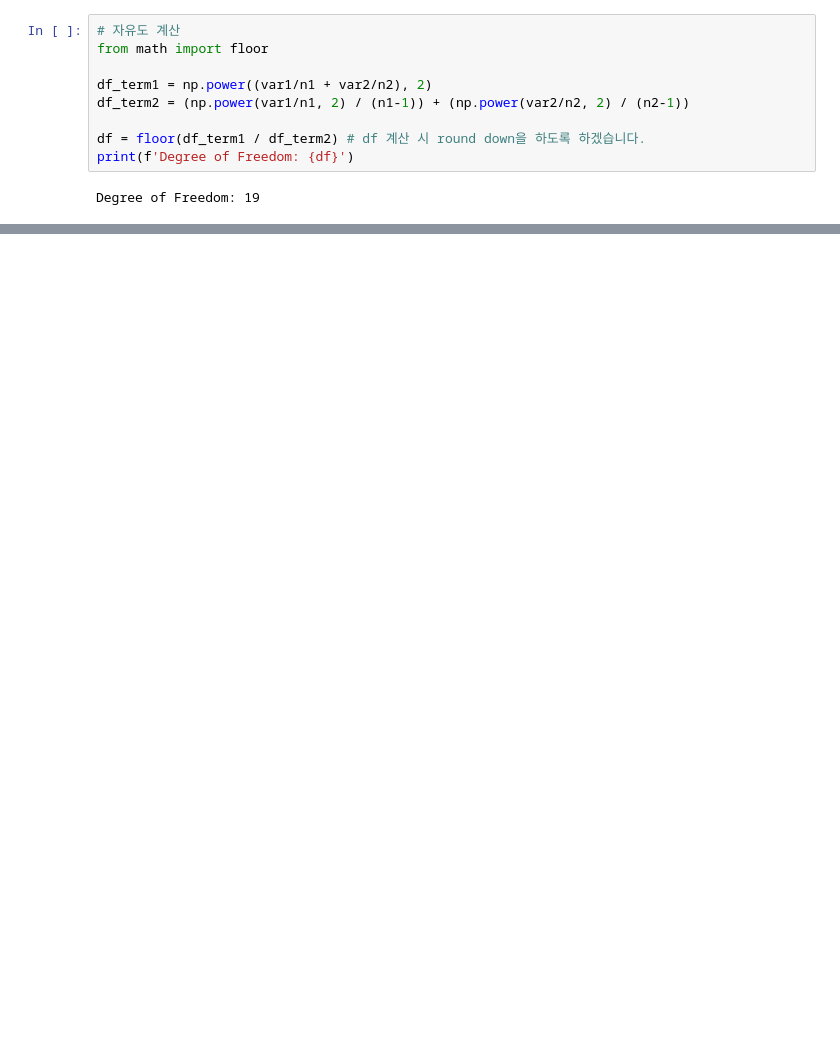
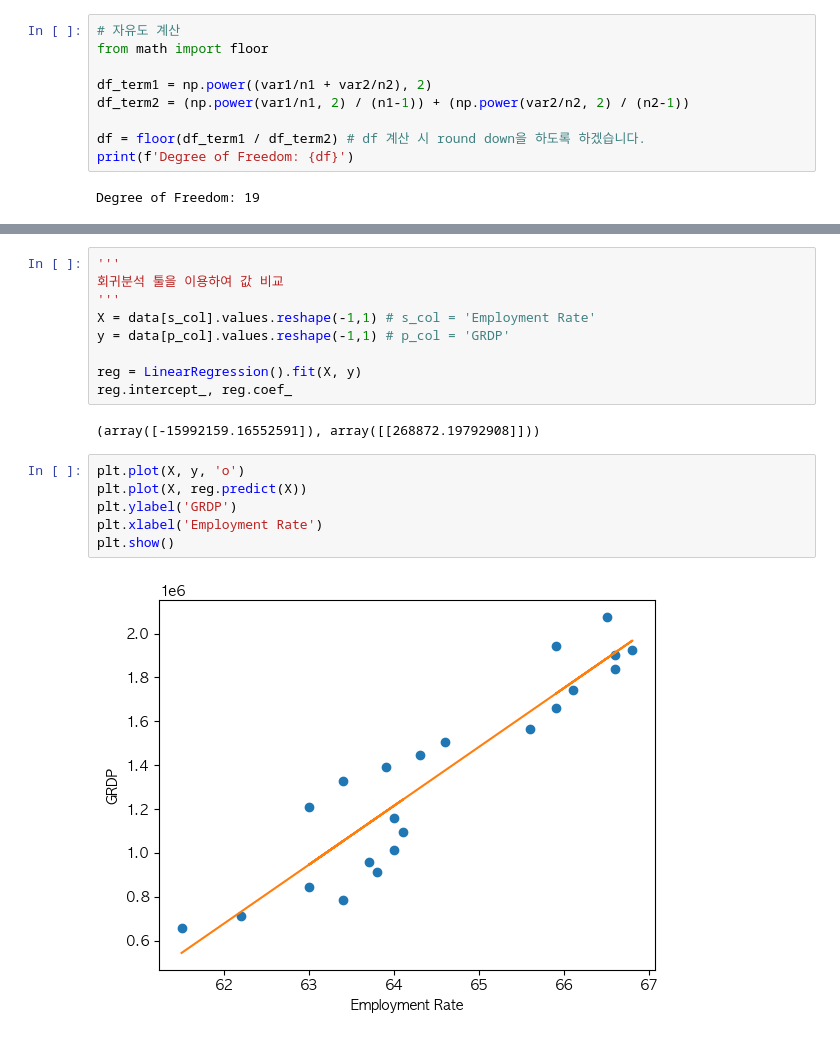
Before and after one commit to hhjj0506/Stat_Project_2023, a Jupyter notebook: project.ipynb, the cells around one changed output, grey strips where cells are left out. Saved outputs shown, nothing was run; the diff lists cells and outputs as text; blank space fills up the shorter version.

```diff
--- a/project.ipynb
+++ b/project.ipynb
@@ -243,0 +269,19 @@ Notes:
+# %%
+'''
+회귀분석 툴을 이용하여 값 비교
+'''
+X = data[s_col].values.reshape(-1,1) # s_col = 'Employment Rate'
+y = data[p_col].values.reshape(-1,1) # p_col = 'GRDP'
+
+reg = LinearRegression().fit(X, y)
+reg.intercept_, reg.coef_
+# %% [output]
+(array([-15992159.16552591]), array([[268872.19792908]]))
+# %%
+plt.plot(X, y, 'o')
+plt.plot(X, reg.predict(X))
+plt.ylabel('GRDP')
+plt.xlabel('Employment Rate')
+plt.show()
+# %% [output]
+[figure, added]
```
Also changed, not shown: parts of 16 cells of this notebook, 1 other file.
